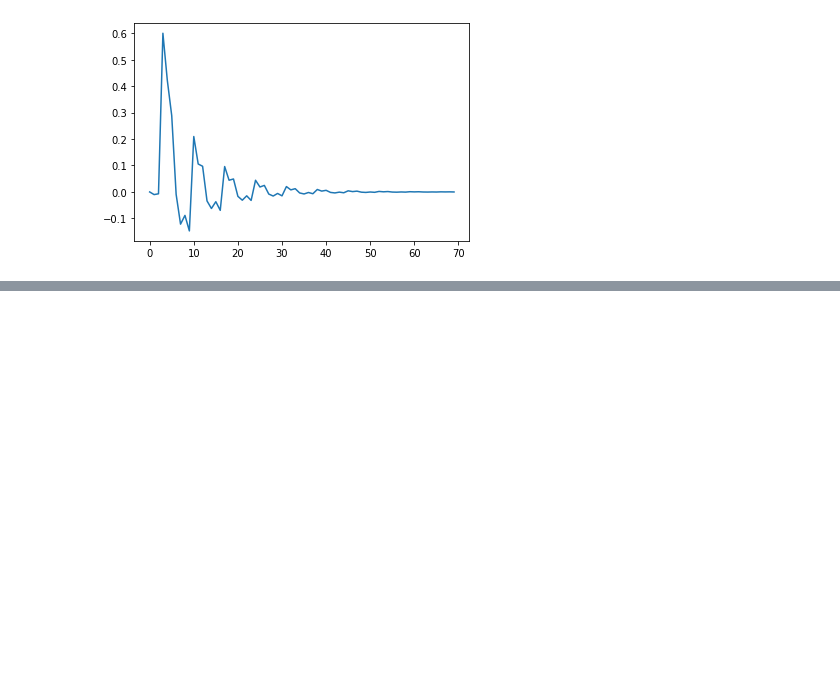
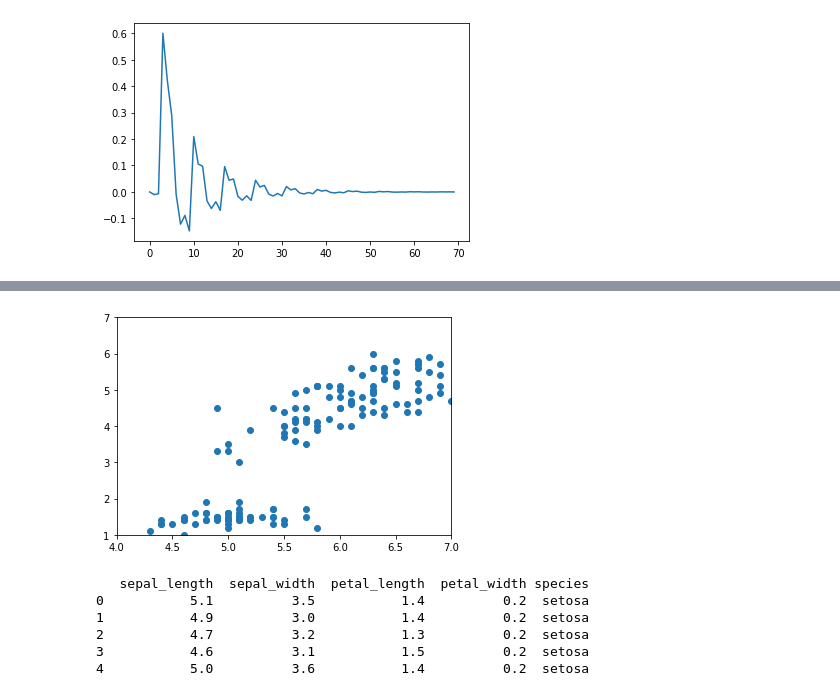
Before and after one commit to ScueroInc/Disert, a Jupyter notebook: Ejercicios/Ejercicios_Semana_9.ipynb, the cells around one changed output, grey strips where cells are left out. Saved outputs shown, nothing was run; the diff lists cells and outputs as text; code cells hidden in the pictures; blank space fills up the shorter version.

```diff
--- a/Ejercicios/Ejercicios_Semana_9.ipynb
+++ b/Ejercicios/Ejercicios_Semana_9.ipynb
@@ -395,0 +248,30 @@ bias -0.5
+# %%
+from random import choice
+from numpy import array, dot, random
+import matplotlib.pyplot as plt
+import pandas as pd
+from __future__ import print_function
+
+pd.__version__
+
+url='https://gist.githubusercontent.com/curran/a08a1080b88344b0c8a7/raw/0e7a9b0a5d22642a06d3d5b9bcbad9890c8ee534/iris.csv'
+
+
+funcion_activacion = lambda x: -1 if x <= 0 else 1
+
+x=pd.read_csv(url,usecols=['sepal_length'])
+y=pd.read_csv(url,usecols=['petal_length'])
+data=pd.read_csv(url)
+plt.scatter(x,y)
+plt.xlim(xmin =4, xmax=7)
+plt.ylim(ymin =1, ymax=7)
+plt.show()
+print(data.head())
+# %% [output]
+[figure, added]
+   sepal_length  sepal_width  petal_length  petal_width species
+0           5.1          3.5           1.4          0.2  setosa
+1           4.9          3.0           1.4          0.2  setosa
+2           4.7          3.2           1.3          0.2  setosa
+3           4.6          3.1           1.5          0.2  setosa
+4           5.0          3.6           1.4          0.2  setosa
```
Also changed, not shown: parts of 4 cells of this notebook.
